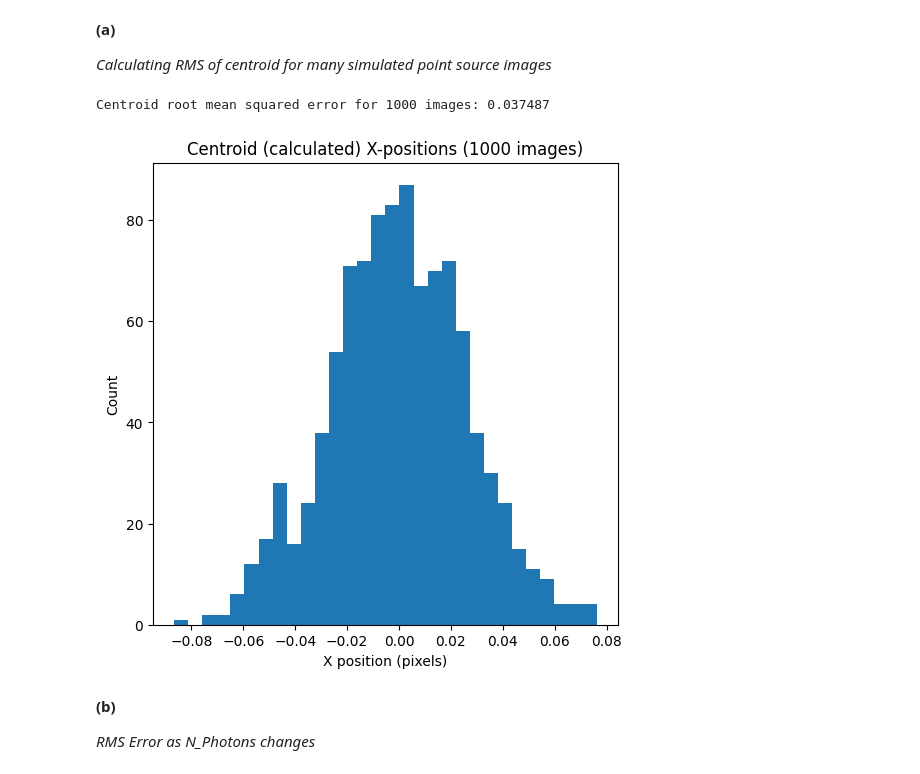
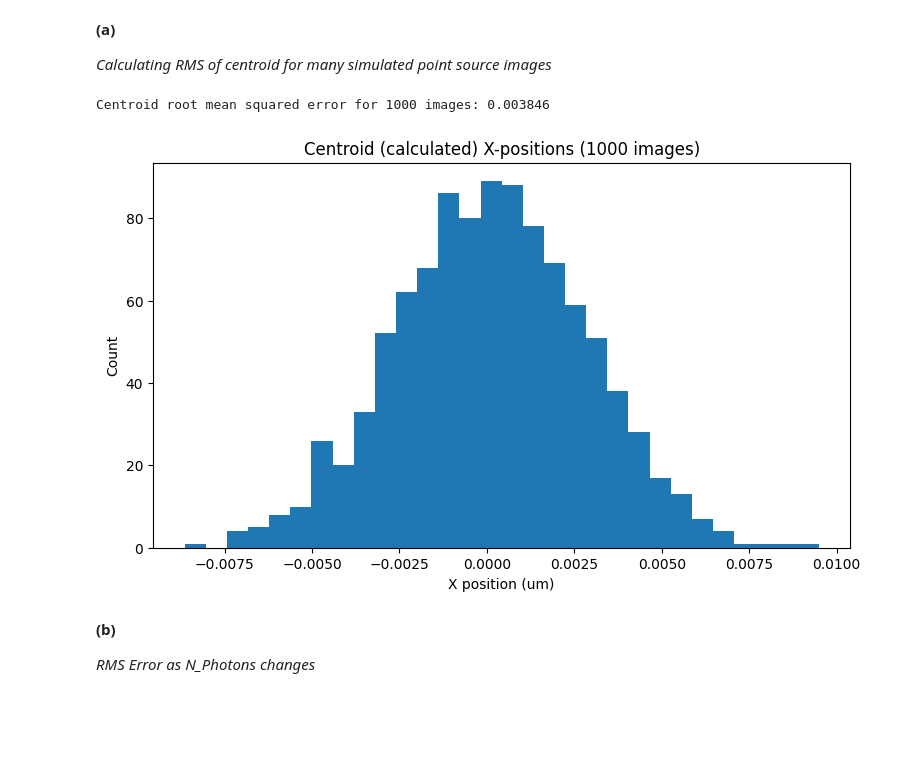
Before and after one commit to apdill/ImageAnalysis, a Jupyter notebook: HW5/HW5_AD.ipynb, the cells around one changed output. Saved outputs shown, nothing was run; the diff lists cells and outputs as text; code cells hidden in the pictures; blank space fills up the shorter version.

```diff
--- a/HW5/HW5_AD.ipynb
+++ b/HW5/HW5_AD.ipynb
@@ -79,7 +79,7 @@ def calculate_rms_error(calculated_positions, true_positions):
     Returns:
     float: The RMS error in pixels.
     """
-    # Convert lists to numpy arrays for easier manipulation
+
     calculated_positions = np.array(calculated_positions)
     true_positions = np.array(true_positions)
 
@@ -98,7 +98,7 @@ def calculate_rms_error(calculated_positions, true_positions):
     return rms_error
 
 
-def calculate_centroid(intensities, origin_center=False):
+def calculate_centroid(intensities, camera_scale = None, origin_center=False):
     """
     Calculate the centroid (center of mass) for 1D or 2D intensity arrays,
     with an option to shift the origin to the center of the array.
@@ -120,7 +120,10 @@ def calculate_centroid(intensities, origin_center=False):
             center = (n - 1) / 2
             positions = positions - center
         x_centroid = np.sum(positions * intensities) / np.sum(intensities)
-        return x_centroid
+        if camera_scale:
+            return x_centroid*camera_scale
+        else:
+            return x_centroid
 
     elif intensities.ndim == 2:
         # 2D case
@@ -140,21 +143,24 @@ def calculate_centroid(intensities, origin_center=False):
         x_centroid = np.sum(x_positions * x_weights) / np.sum(intensities)
         y_centroid = np.sum(y_positions * y_weights) / np.sum(intensities)
 
-        return (x_centroid, y_centroid)
+        if camera_scale:
+            return (x_centroid*camera_scale, y_centroid*camera_scale)
+        else:
+            return (x_centroid, y_centroid)
 
     else:
         raise ValueError("Only 1D and 2D arrays are supported")
 
 
-def sim_ps(N_camera, wavelength, NA, camera_scale, fine_scale, N_photon, offset = None, B = None):
+def sim_ps(N_camera, wavelength, NA, camera_scale, fine_scale, N_photon, center = None, B = None):
     block_size = int(camera_scale / fine_scale)
     fine_grid_N = N_camera * block_size
 
     x = np.linspace(-fine_grid_N//2, fine_grid_N//2, fine_grid_N) * fine_scale
     y = np.linspace(-fine_grid_N//2, fine_grid_N//2, fine_grid_N) * fine_scale
     X, Y = np.meshgrid(x, y)
-    if offset:
-        xc, yc = offset
+    if center:
+        xc, yc = center
     else: xc, yc = 0, 0
 
     r = np.sqrt((X - xc)**2 + (Y - yc)**2)
@@ -269,44 +279,39 @@ NA = 0.9
 camera_scale = 0.1
 fine_scale = 0.001
 N_photons = 2000
 center = (0.0, 0.0)
 bg = 10
 
-#image = sim_ps(N_camera=N_camera, wavelength=wavelength, NA=NA, camera_scale=camera_scale,
-              #fine_scale=fine_scale, N_photon=N_photons, offset=offset, B=bg)
-
-#centroid = calculate_centroid(image, origin_center=True)
-#rms = calculate_rms_error(center, centroid)
 
 centers = []
 centroids = []
 x_list = []
 
 m = 1000
 
 for _ in range(m):
 
     image = image = sim_ps(N_camera=N_camera, wavelength=wavelength, NA=NA, camera_scale=camera_scale,
-              fine_scale=fine_scale, N_photon=N_photons, offset=offset, B=bg)
+              fine_scale=fine_scale, N_photon=N_photons, center=center, B=bg)
 
-    centroid = calculate_centroid(image, origin_center=True)
+    centroid = calculate_centroid(image, origin_center=True, camera_scale=camera_scale)
     center = center
 
     centroids.append(centroid)
     centers.append(center)
     x_list.append(centroid[0])
 
 rms = calculate_rms_error(centers, centroids)
 print(f"Centroid root mean squared error for {m} images: {rms:5f}")
 
-plt.figure(figsize=(6,6))
+plt.figure(figsize=(9,5))
 plt.hist(x_list, bins=30)
 plt.title(f"Centroid (calculated) X-positions ({m} images)")
-plt.xlabel('X position (pixels)')
+plt.xlabel('X position (um)')
 plt.ylabel('Count');
 # %% [output]
-Centroid root mean squared error for 1000 images: 0.037487
+Centroid root mean squared error for 1000 images: 0.003846
-[figure, old version]
+[figure, new version]
 # %% [markdown]
 **(b)**
 
```
Also changed, not shown: parts of 7 cells of this notebook.
